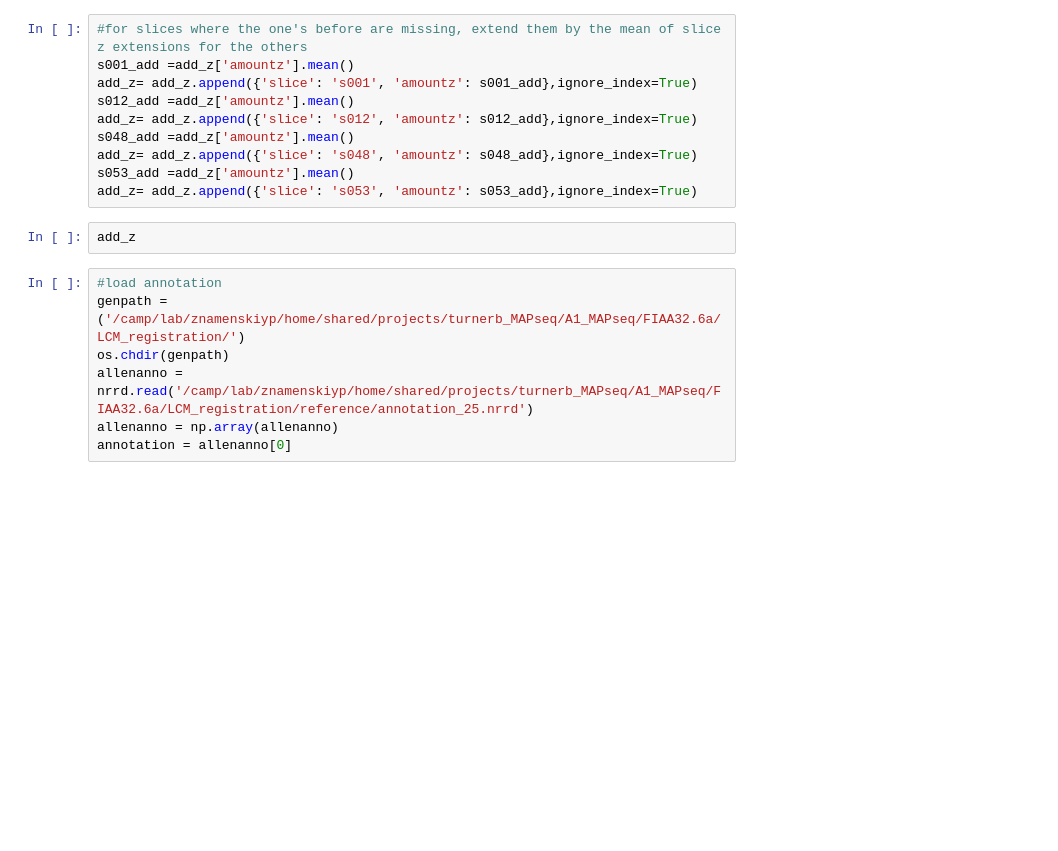
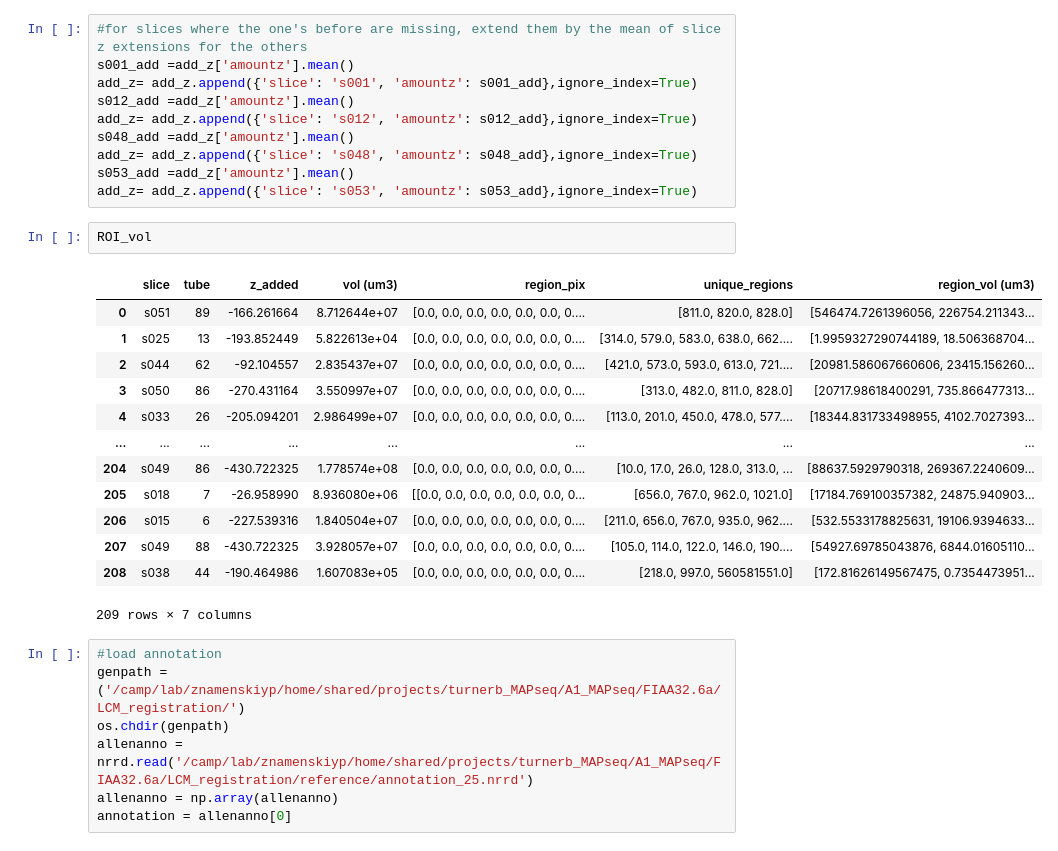
Before and after one commit to znamlab/MAPseq_processing, a Jupyter notebook: LCM_registration/updated_reg.ipynb, the cells around one changed output. Saved outputs shown, nothing was run; the diff lists cells and outputs as text; blank space fills up the shorter version.

```diff
--- a/LCM_registration/updated_reg.ipynb
+++ b/LCM_registration/updated_reg.ipynb
@@ -224,7 +227,21 @@ add_z= add_z.append({'slice': 's048', 'amountz': s048_add},ignore_index=True)
 s053_add =add_z['amountz'].mean()
 add_z= add_z.append({'slice': 's053', 'amountz': s053_add},ignore_index=True)
 # %%
-add_z
+ROI_vol
+# %% [output]
+|  | slice | tube | z_added | vol (um3) | region_pix | unique_regions | region_vol (um3) |
+| 0 | s051 | 89 | -166.261664 | 8.712644e+07 | [0.0, 0.0, 0.0, 0.0, 0.0, 0.0, 0.... | [811.0, 820.0, 828.0] | [546474.7261396056, 226754.211343... |
+| 1 | s025 | 13 | -193.852449 | 5.822613e+04 | [0.0, 0.0, 0.0, 0.0, 0.0, 0.0, 0.... | [314.0, 579.0, 583.0, 638.0, 662.... | [1.9959327290744189, 18.506368704... |
+| 2 | s044 | 62 | -92.104557 | 2.835437e+07 | [0.0, 0.0, 0.0, 0.0, 0.0, 0.0, 0.... | [421.0, 573.0, 593.0, 613.0, 721.... | [20981.586067660606, 23415.156260... |
+| 3 | s050 | 86 | -270.431164 | 3.550997e+07 | [0.0, 0.0, 0.0, 0.0, 0.0, 0.0, 0.... | [313.0, 482.0, 811.0, 828.0] | [20717.98618400291, 735.866477313... |
+| 4 | s033 | 26 | -205.094201 | 2.986499e+07 | [0.0, 0.0, 0.0, 0.0, 0.0, 0.0, 0.... | [113.0, 201.0, 450.0, 478.0, 577.... | [18344.831733498955, 4102.7027393... |
+| ... | ... | ... | ... | ... | ... | ... | ... |
+| 204 | s049 | 86 | -430.722325 | 1.778574e+08 | [0.0, 0.0, 0.0, 0.0, 0.0, 0.0, 0.... | [10.0, 17.0, 26.0, 128.0, 313.0, ... | [88637.5929790318, 269367.2240609... |
+| 205 | s018 | 7 | -26.958990 | 8.936080e+06 | [[0.0, 0.0, 0.0, 0.0, 0.0, 0.0, 0... | [656.0, 767.0, 962.0, 1021.0] | [17184.769100357382, 24875.940903... |
+| 206 | s015 | 6 | -227.539316 | 1.840504e+07 | [0.0, 0.0, 0.0, 0.0, 0.0, 0.0, 0.... | [211.0, 656.0, 767.0, 935.0, 962.... | [532.5533178825631, 19106.9394633... |
+| 207 | s049 | 88 | -430.722325 | 3.928057e+07 | [0.0, 0.0, 0.0, 0.0, 0.0, 0.0, 0.... | [105.0, 114.0, 122.0, 146.0, 190.... | [54927.69785043876, 6844.01605110... |
+| 208 | s038 | 44 | -190.464986 | 1.607083e+05 | [0.0, 0.0, 0.0, 0.0, 0.0, 0.0, 0.... | [218.0, 997.0, 560581551.0] | [172.81626149567475, 0.7354473951... |
+209 rows × 7 columns
 # %%
 #load annotation
 genpath = ('/camp/lab/znamenskiyp/home/shared/projects/turnerb_MAPseq/A1_MAPseq/FIAA32.6a/LCM_registration/')
```
Also changed, not shown: parts of 6 cells of this notebook, 7 other files.
